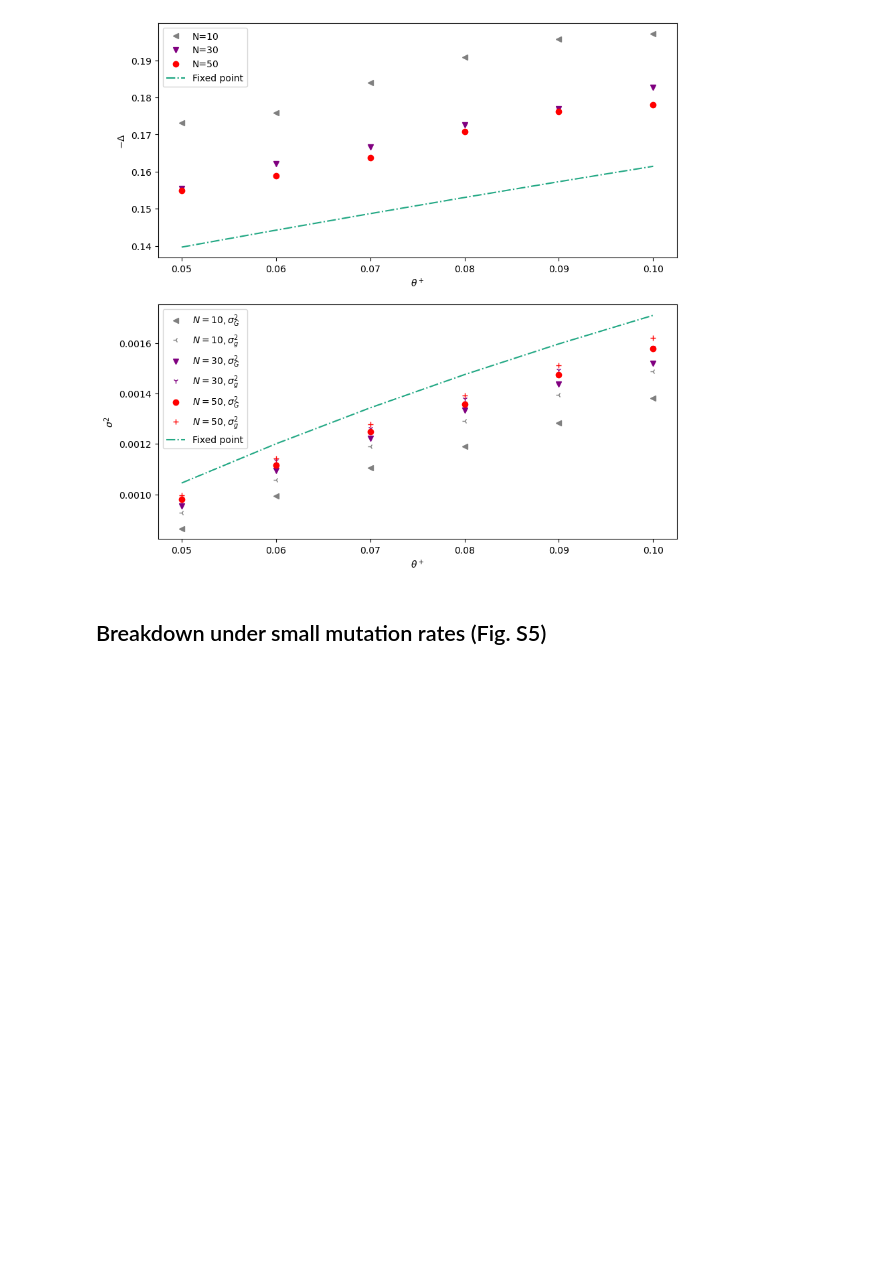
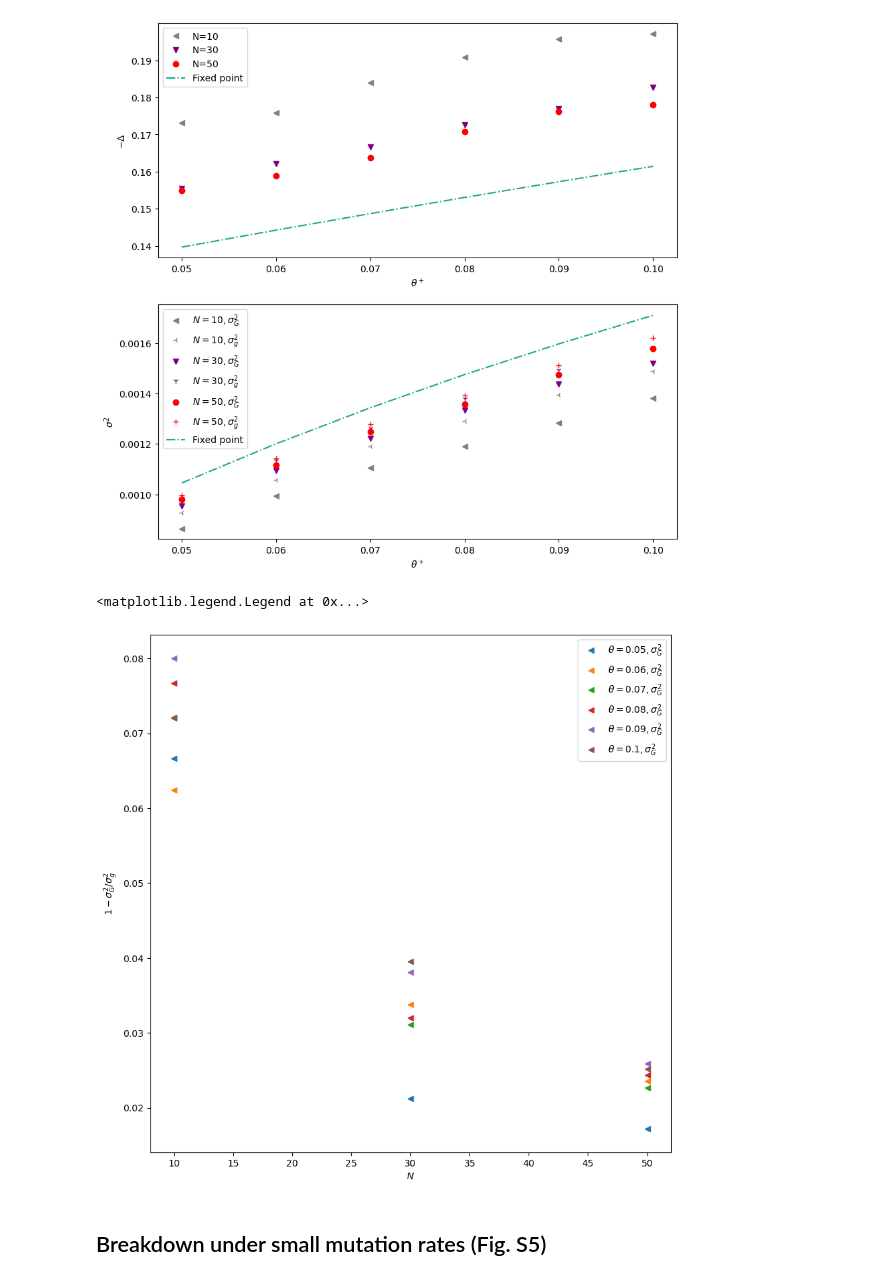
Before and after one commit to PhCourau/Stabilizing_selection_on_a_polygenic_trait, a Jupyter notebook: Figures.ipynb, the cells around one changed output. Drawn from its saved outputs; the diff is of its cells as text; code cells hidden in the pictures; blank space fills up the shorter version.

```diff
--- a/Figures.ipynb
+++ b/Figures.ipynb
@@ -1579,6 +1579,24 @@ ax[1].legend()
 plt.savefig("Fig_S4.pdf")
 # %% [output]
 [figure]
+# %%
+# Computing LD
+LD = 1-list_meanvars/(2*list_meanvarsX)
+LD3 = 1-list_meanvars3/(2*list_meanvarsX3)
+LD5 = 1-list_meanvars5/(2*list_meanvarsX5)
+# %%
+fig,ax = plt.subplots(1,figsize=(10,10))
+
+##### PLOTTING SIGMA #####
+transparency=1
+for k in range(len(LD)):
+    ax.plot([10,30,50],[LD[k],LD3[k],LD5[k]],marker="<",label=r"$\theta=$"+str(thetaplus[k])+r"$, \sigma_G^2$",ls="",alpha=transparency)
+ax.set_ylabel(r"$1-\sigma_G^2/\sigma_g^2$")
+ax.set_xlabel(r"$N$")
+ax.legend()
+# %% [output]
+<matplotlib.legend.Legend at 0x...>
+[figure, added]
 # %% [markdown]
 ## Breakdown under small mutation rates (Fig. S5)
 # %%
```
Also changed, not shown: parts of 3 cells of this notebook.
